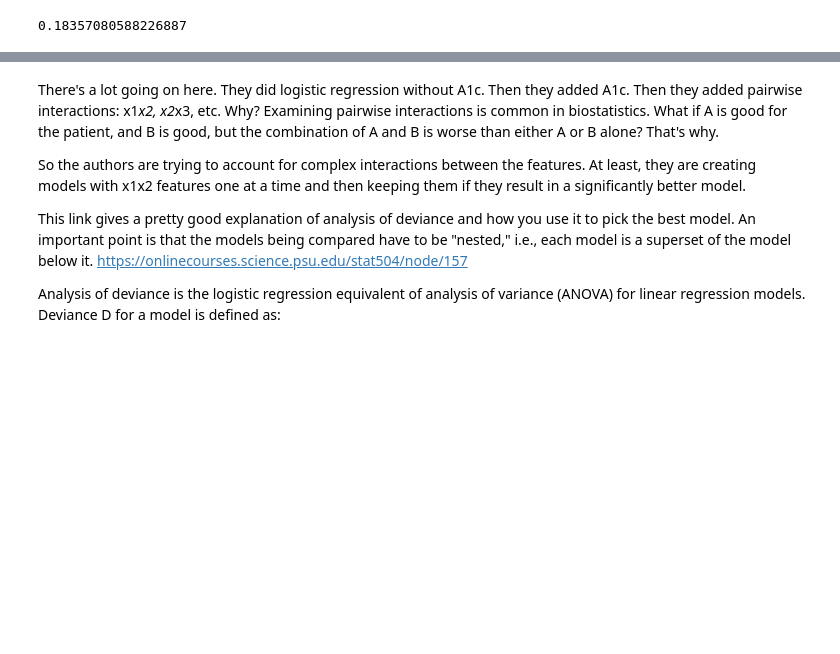
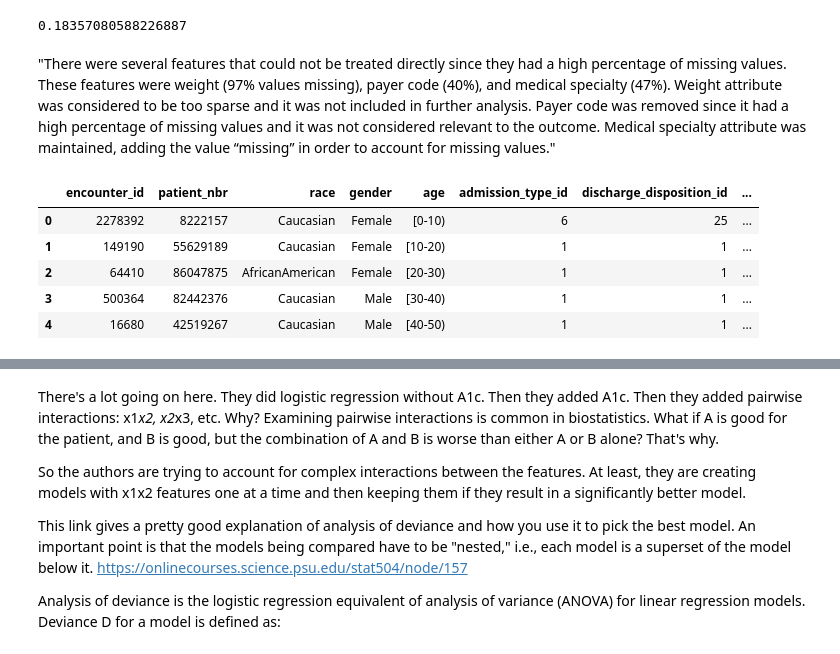
Before and after one commit to jonneff/Diabetes2, a Jupyter notebook: UC Irvine Diabetes Data 1999-2008.ipynb, the cells around one changed output, grey strips where cells are left out. Drawn from its saved outputs; the diff is of its cells as text; code cells hidden in the pictures; blank space fills up the shorter version.

```diff
--- a/UC Irvine Diabetes Data 1999-2008.ipynb
+++ b/UC Irvine Diabetes Data 1999-2008.ipynb
@@ -216,7 +224,7 @@ len(df_drop)
 # %% [markdown]
 From paper, remove all encounters that resulted in either discharge to a hospice or patient death, to avoid biasing our analysis.
 # %%
-df_final = df_drop[(df_drop['discharge_disposition_id'] != 11) &
+df_drop_dead = df_drop[(df_drop['discharge_disposition_id'] != 11) &
                    (df_drop['discharge_disposition_id'] != 13) &
                    (df_drop['discharge_disposition_id'] != 14) &
                    (df_drop['discharge_disposition_id'] != 19) &
@@ -242,2 +250,15 @@ float(num_A1C) / float(len(df_final))
 # %% [output]
 0.18357080588226887
+# %% [markdown]
+"There were several features that could not be treated directly since they had a high percentage of missing values. These features were weight (97% values missing), payer code (40%), and medical specialty (47%). Weight attribute was considered to be too sparse and it was not included in further analysis. Payer code was removed since it had a high percentage of missing values and it was not considered relevant to the outcome. Medical specialty attribute was maintained, adding the value “missing” in order to account for missing values."
+# %%
+df_drop_dead.drop(['weight','payer_code'], axis = 1, inplace=True)
+# %%
+df_drop_dead.head()
+# %% [output]
+|  | encounter_id | patient_nbr | race | gender | age | admission_type_id | discharge_disposition_id | ... |
+| 0 | 2278392 | 8222157 | Caucasian | Female | [0-10) | 6 | 25 | ... |
+| 1 | 149190 | 55629189 | Caucasian | Female | [10-20) | 1 | 1 | ... |
+| 2 | 64410 | 86047875 | AfricanAmerican | Female | [20-30) | 1 | 1 | ... |
+| 3 | 500364 | 82442376 | Caucasian | Male | [30-40) | 1 | 1 | ... |
+| 4 | 16680 | 42519267 | Caucasian | Male | [40-50) | 1 | 1 | ... |
```
Also changed, not shown: parts of 25 cells of this notebook.
